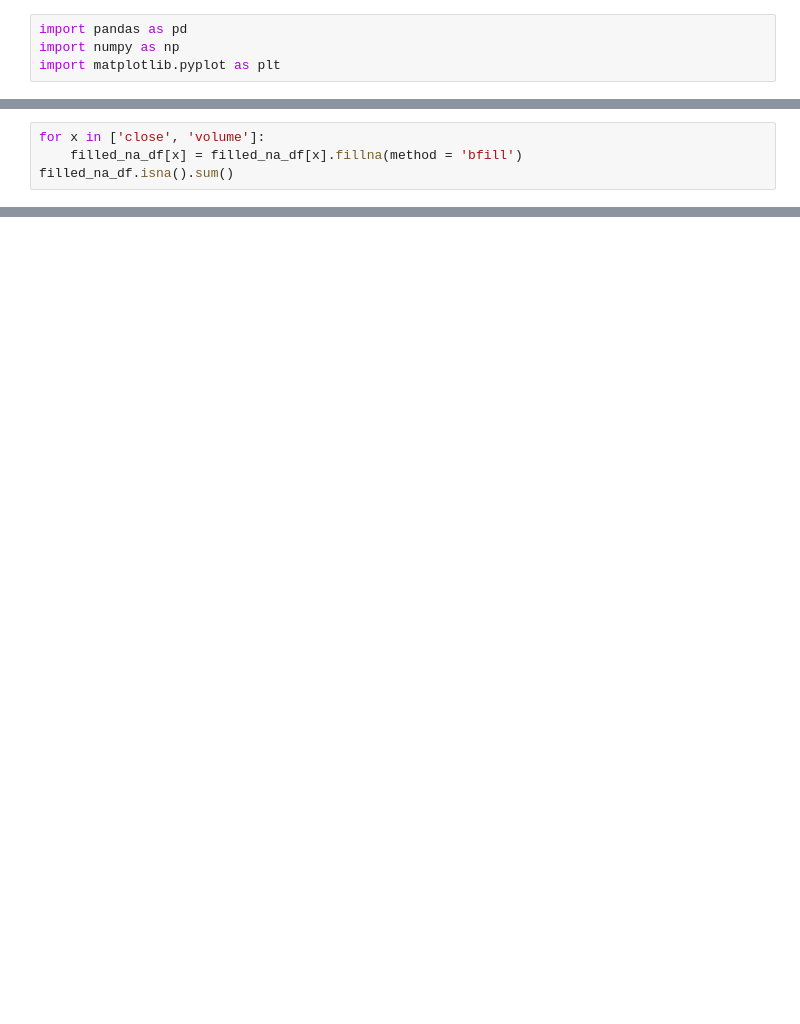
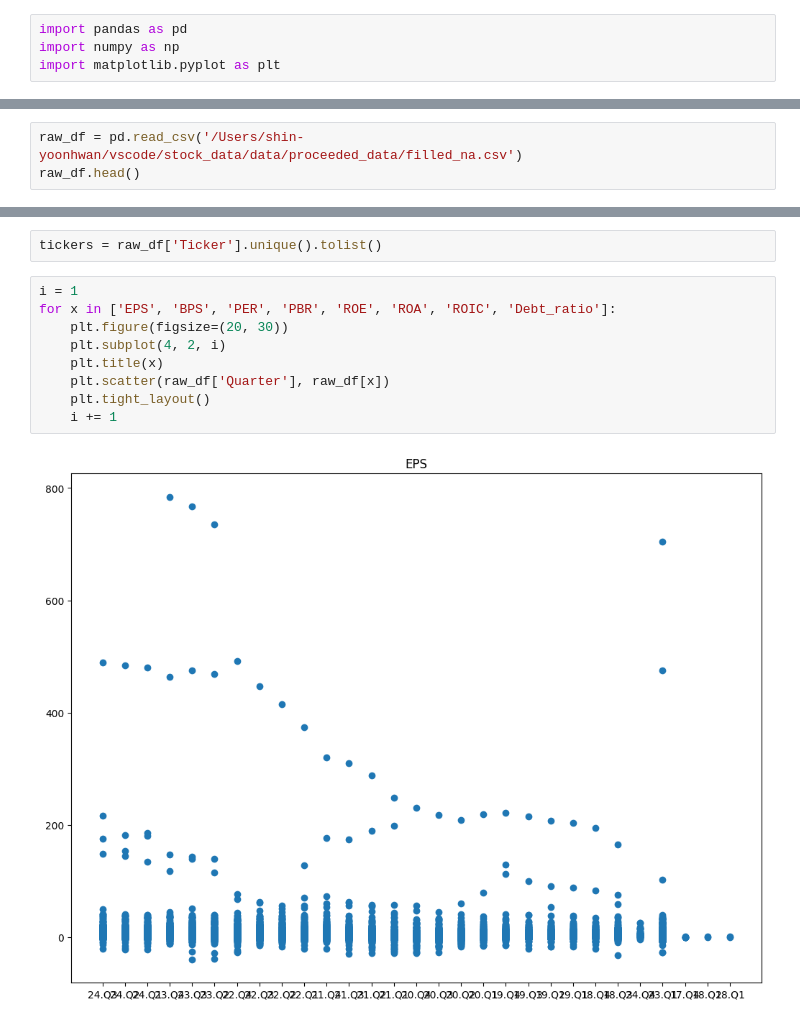
Before and after one commit to wikiwiki1006/stock_predict, a Jupyter notebook: data_processor/outlier.ipynb, the cells around one changed output, grey strips where cells are left out. Cells and saved outputs as stored; diff of their text form; blank space fills up the shorter version.

```diff
--- a/data_processor/outlier.ipynb
+++ b/data_processor/outlier.ipynb
@@ -136,4 +4,0 @@ dtype: int64
-# %%
-for x in ['close', 'volume']:
-    filled_na_df[x] = filled_na_df[x].fillna(method = 'bfill')
-filled_na_df.isna().sum()
@@ -182,0 +5,3 @@ eps_outlier
+# %%
+raw_df = pd.read_csv('/Users/shin-yoonhwan/vscode/stock_data/data/proceeded_data/filled_na.csv')
+raw_df.head()
@@ -182,0 +16,13 @@ eps_outlier
+# %%
+tickers = raw_df['Ticker'].unique().tolist()
+# %%
+i = 1
+for x in ['EPS', 'BPS', 'PER', 'PBR', 'ROE', 'ROA', 'ROIC', 'Debt_ratio']:
+    plt.figure(figsize=(20, 30))
+    plt.subplot(4, 2, i)
+    plt.title(x)
+    plt.scatter(raw_df['Quarter'], raw_df[x])
+    plt.tight_layout()
+    i += 1
+# %% [output]
+[figure, added]
```
Also changed, not shown: parts of 27 cells of this notebook, 6 other files.
